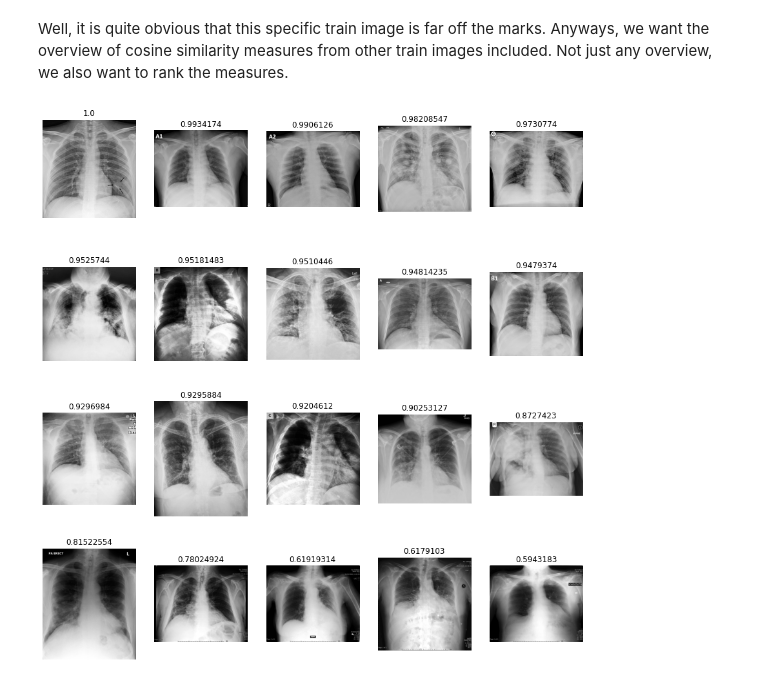
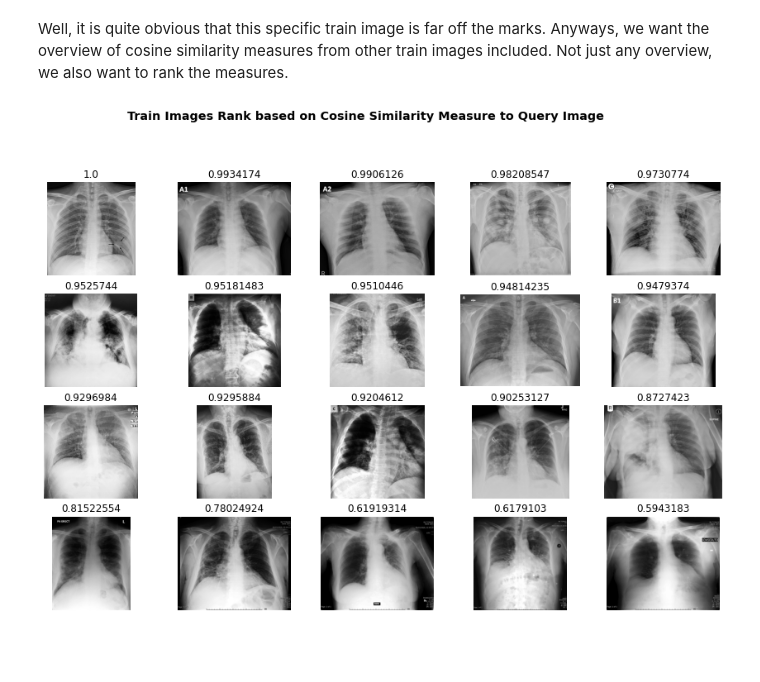
Before and after one commit to dzniel/binus-computer-vision-course, a Jupyter notebook: 08_content_based_image_retrieval.ipynb, the cells around one changed output. Drawn from its saved outputs; the diff is of its cells as text; code cells hidden in the pictures; blank space fills up the shorter version.

```diff
--- a/08_content_based_image_retrieval.ipynb
+++ b/08_content_based_image_retrieval.ipynb
@@ -252,13 +252,17 @@ Well, it is quite obvious that this specific train image is far off the marks. A
 # %%
 measure_ranks = np.argsort(measures)[::-1]
 
-plt.figure(figsize=(15, 20))
+plt.figure(figsize=(15, 12))
+plt.suptitle("Train Images Rank based on Cosine Similarity Measure to Query Image",
+             fontsize="x-large",
+             fontweight="semibold")
+
 for index, rank in enumerate(measure_ranks):
   plt.subplot(5, n_images / 4, index + 1)
   plt.title(measures[rank])
   plt.imshow(train_images[rank], cmap="gray")
   plt.axis("off")
 
 plt.show()
 # %% [output]
-[figure, old version]
+[figure, new version]
```
Also changed, not shown: parts of 1 cell of this notebook.
